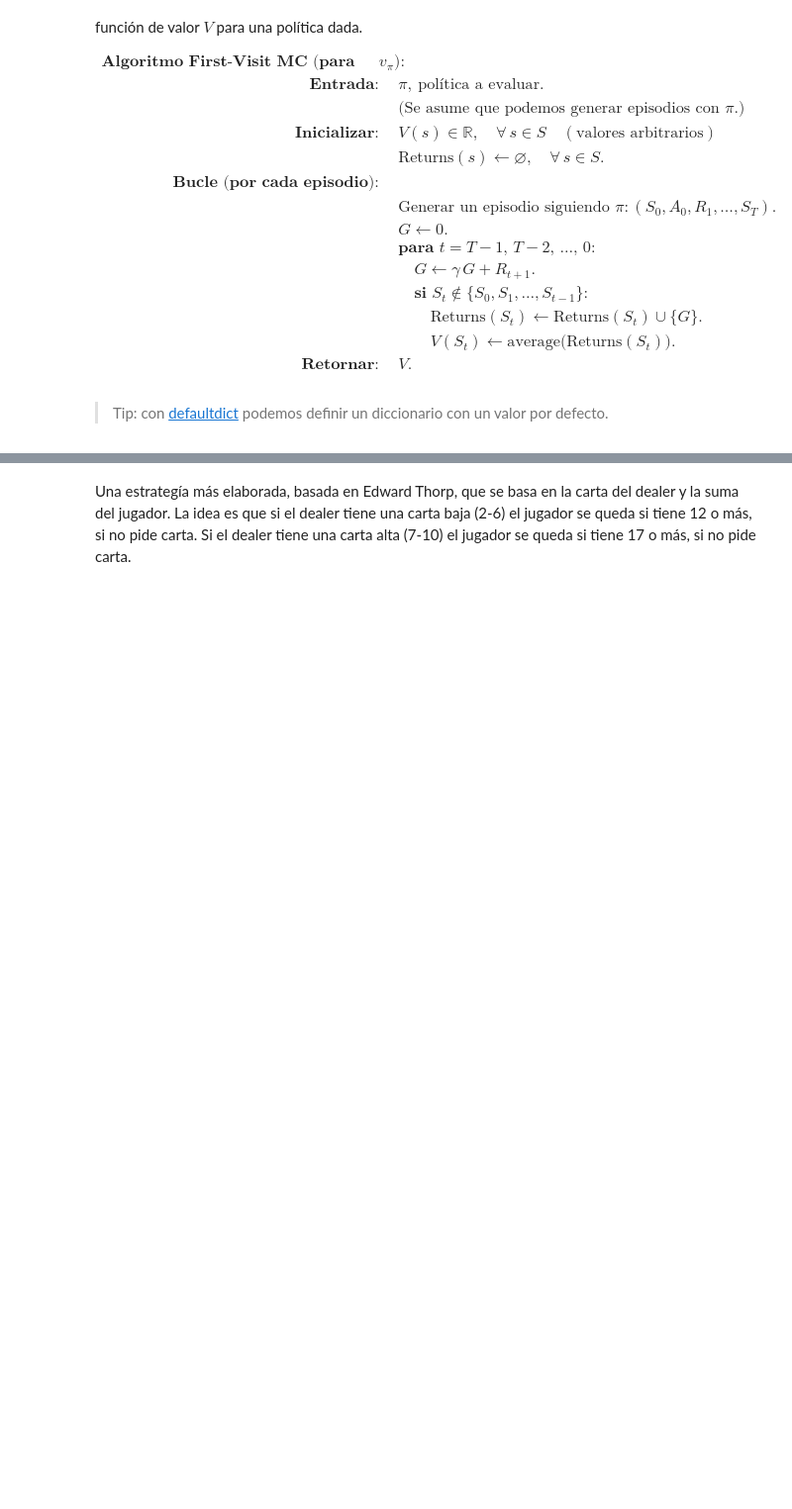
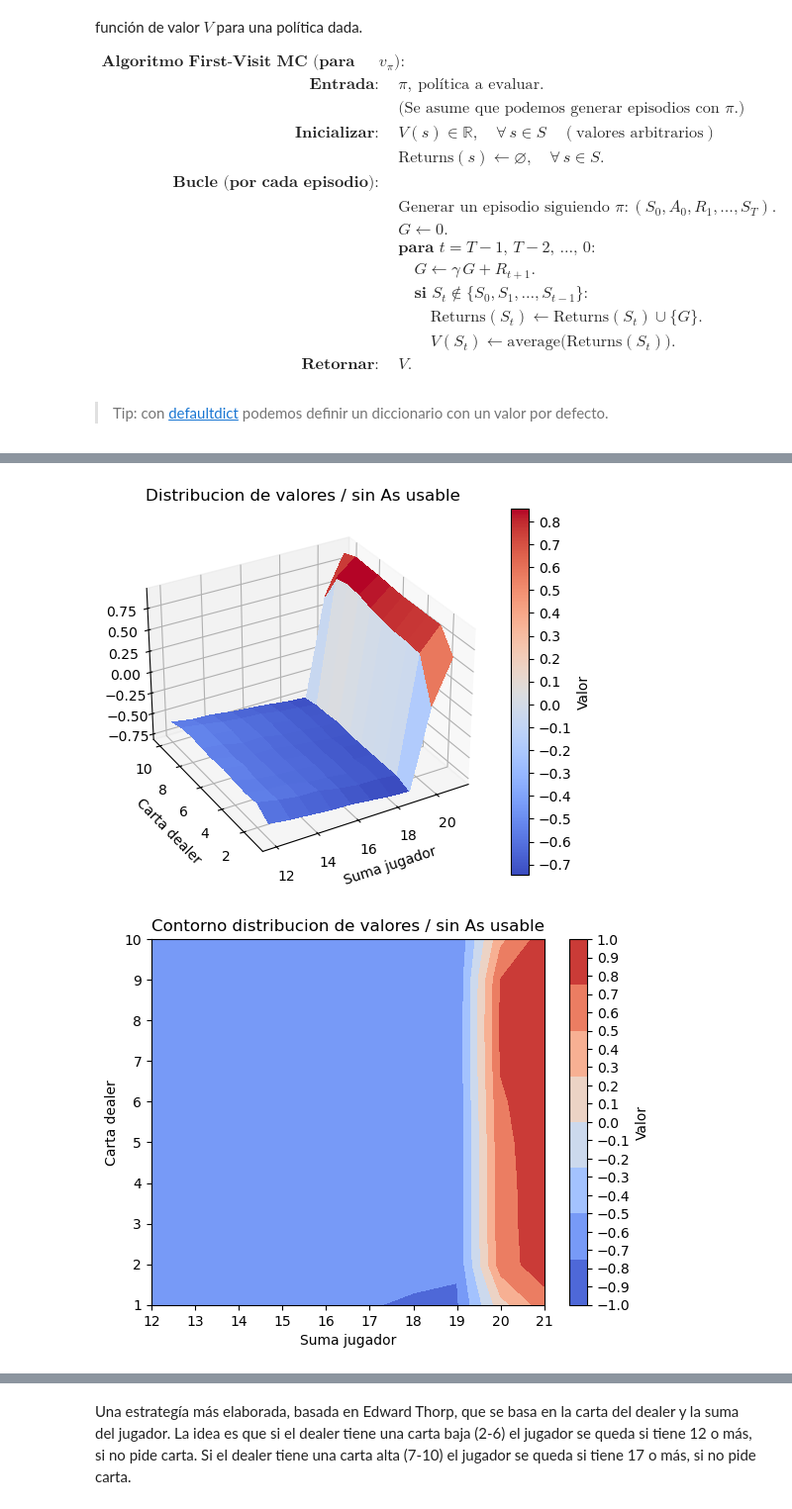
Before and after one commit to nataliacampiglia/taller-ai, a Jupyter notebook: Monte Carlo Methods-letra.ipynb, the cells around one changed output, grey strips where cells are left out. Shown at 99% size. Cells and saved outputs as stored; diff of their text form; code cells hidden in the pictures; blank space fills up the shorter version.

```diff
--- a/Monte Carlo Methods-letra.ipynb
+++ b/Monte Carlo Methods-letra.ipynb
@@ -183,0 +228,6 @@ plot_value_distribution(sab_value)
+# %%
+sab_value_500_000 = first_visit_mc_prediction(sutton_policy, env, number_episodes=500_000)
+plot_value_distribution(sab_value_500_000)
+# %% [output]
+[figure, added]
+[figure, added]
```
Also changed, not shown: parts of 28 cells of this notebook, 1 other file.
